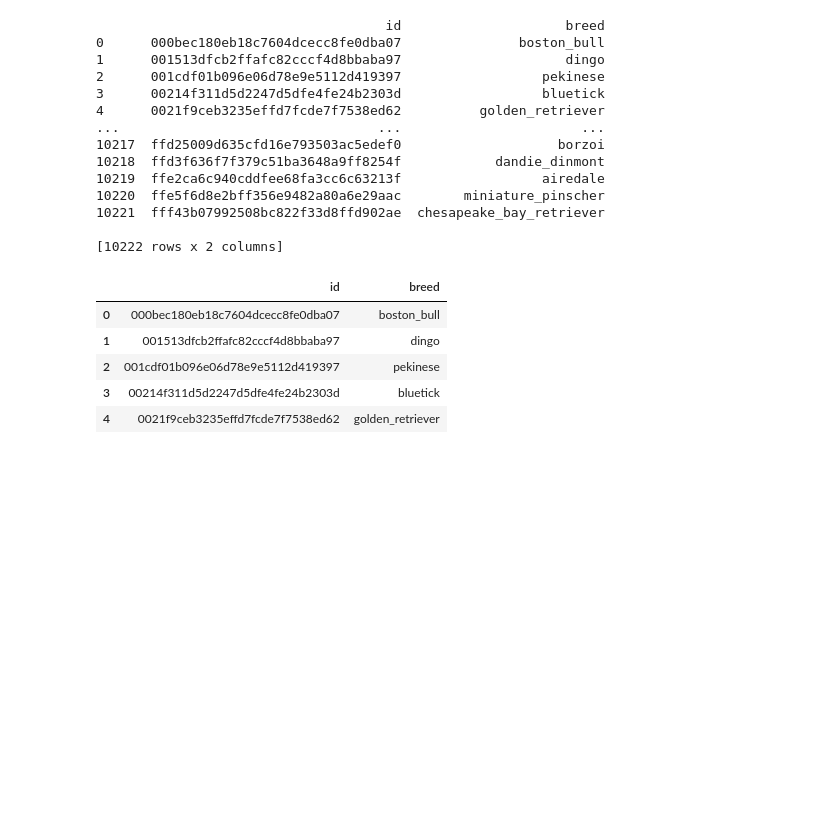
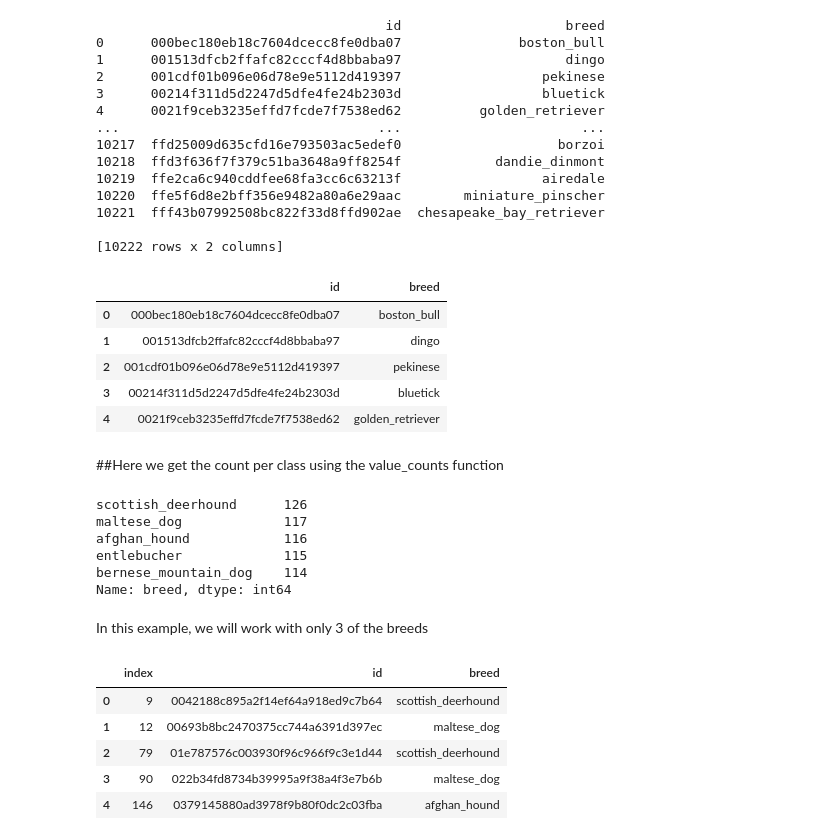
Before and after one commit to jerrvonewing/dog-breed-prediction, a Jupyter notebook: Dog_Breed_Prediction.ipynb, the cells around one changed output. Cells and saved outputs as stored; diff of their text form; code cells hidden in the pictures; blank space fills up the shorter version.

Commit message:
Created a new class so that we only use 3 breeds of dog

```diff
--- a/Dog_Breed_Prediction.ipynb
+++ b/Dog_Breed_Prediction.ipynb
@@ -115,3 +115,32 @@ labels_all.head()
 | 2 | 001cdf01b096e06d78e9e5112d419397 | pekinese |
 | 3 | 00214f311d5d2247d5dfe4fe24b2303d | bluetick |
 | 4 | 0021f9ceb3235effd7fcde7f7538ed62 | golden_retriever |
+# %% [markdown]
+##Here we get the count per class using the value_counts function
+# %%
+# Visualize the number of each breeds
+breeds_all = labels_all["breed"]
+breed_counts = breeds_all.value_counts()
+breed_counts.head()
+# %% [output]
+scottish_deerhound      126
+maltese_dog             117
+afghan_hound            116
+entlebucher             115
+bernese_mountain_dog    114
+Name: breed, dtype: int64
+# %% [markdown]
+In this example, we will work with only 3 of the breeds
+# %%
+# Selecting first 3 breeds (Limitation due to compute power)
+CLASS_NAMES = ['scottish_deerhound','maltese_dog','afghan_hound']
+labels = labels_all[(labels_all['breed'].isin(CLASS_NAMES))]
+labels = labels.reset_index()
+labels.head()
+# %% [output]
+|  | index | id | breed |
+| 0 | 9 | 0042188c895a2f14ef64a918ed9c7b64 | scottish_deerhound |
+| 1 | 12 | 00693b8bc2470375cc744a6391d397ec | maltese_dog |
+| 2 | 79 | 01e787576c003930f96c966f9c3e1d44 | scottish_deerhound |
+| 3 | 90 | 022b34fd8734b39995a9f38a4f3e7b6b | maltese_dog |
+| 4 | 146 | 0379145880ad3978f9b80f0dc2c03fba | afghan_hound |
```
